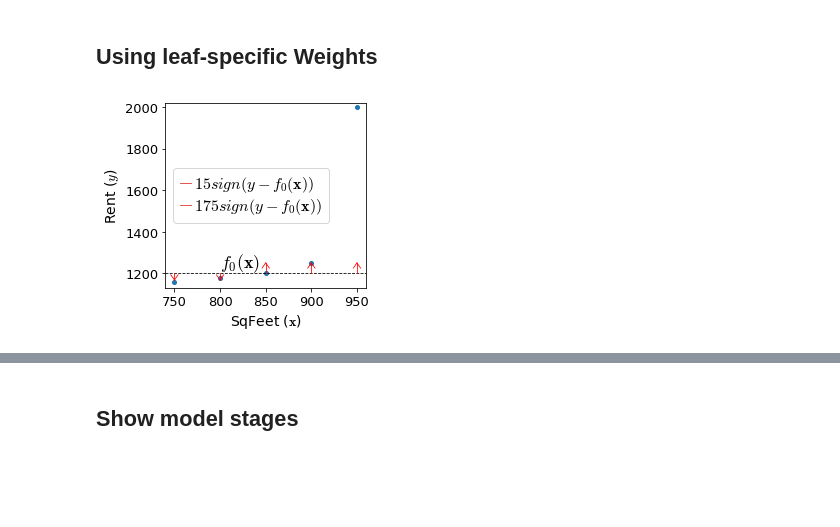
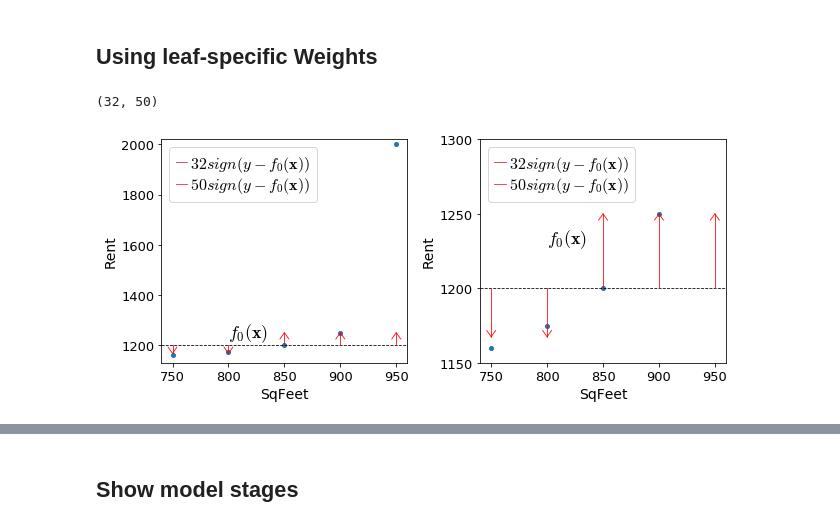
Before and after one commit to parrt/ml-articles, a Jupyter notebook: gradient-boosting/notebooks/dev-mae.ipynb, the cells around one changed output, grey strips where cells are left out. Cells and saved outputs as stored; diff of their text form; code cells hidden in the pictures; blank space fills up the shorter version.

```diff
--- a/gradient-boosting/notebooks/dev-mae.ipynb
+++ b/gradient-boosting/notebooks/dev-mae.ipynb
@@ -133,48 +134,49 @@ plt.show()
 [figure]
 # %% [markdown]
 ## Using leaf-specific Weights
+# %%
+# get left/right median to use as weights
+t1 = gbm.stumps[0]
+w1 = int(np.abs(t1.predict(t1.split-1)))
+w2 = int(np.abs(t1.predict(t1.split+1)))
+w1,w2
+# %% [output]
+(32, 50)
 # %%
 f0 = df.rent.median()
-fig, axes = plt.subplots(nrows=1, ncols=1, figsize=(4, 3.5), sharey=True)
+fig, axes = plt.subplots(nrows=1, ncols=2, figsize=(9, 4), sharey=False)
 
-ax = axes
-line1, = ax.plot(df.sqfeet,df.rent,'o', linewidth=.8, markersize=4, label="$y$")
-# fake a line to get smaller red dot
-line2, = ax.plot([0,0],[0,0], c=bookcolors['red'], markersize=4, label=r"$15sign(y-f_0({\bf x}))$", linewidth=.8)
-line3, = ax.plot([0,0],[0,0], c=bookcolors['red'], markersize=4, label=r"$175sign(y-f_0({\bf x}))$", linewidth=.8)
-ax.plot([df.sqfeet.min()-10,df.sqfeet.max()+10], [f0,f0],
-         linewidth=.8, linestyle='--', c='k')
-ax.set_xlim(df.sqfeet.min()-10,df.sqfeet.max()+10)
-ax.set_ylim(df.rent.min()-30, df.rent.max()+20)
-ax.text(800, f0+30, r"$f_0({\bf x})$", fontsize=18)
+def draw_weights(ax,scale=0.03):
+    line1, = ax.plot(df.sqfeet,df.rent,'o', linewidth=.8, markersize=4, label="$y$")
+    # fake a line to get smaller red dot
+    line2, = ax.plot([0,0],[0,0], c=bookcolors['red'], markersize=4, label=r"$"+str(w1)+r"sign(y-f_0({\bf x}))$", linewidth=.8)
+    line3, = ax.plot([0,0],[0,0], c=bookcolors['red'], markersize=4, label=r"$"+str(w2)+r"sign(y-f_0({\bf x}))$", linewidth=.8)
+    ax.plot([df.sqfeet.min()-10,df.sqfeet.max()+10], [f0,f0],
+             linewidth=.8, linestyle='--', c='k')
+    ax.set_xlim(df.sqfeet.min()-10,df.sqfeet.max()+10)
+    ax.text(800, f0+30, r"$f_0({\bf x})$", fontsize=18)
 
-ax.set_ylabel(r"Rent ($y$)", fontsize=14)
-ax.set_xlabel(r"SqFeet (${\bf x}$)", fontsize=14)
+    ax.set_ylabel(r"Rent", fontsize=14)
+    ax.set_xlabel(r"SqFeet", fontsize=14)
 
-def draw_stage_residual(ax, df, stage):
-    for x,d0,delta in zip(df.sqfeet,df[f'F{stage-1}'],df[f'F{stage}']):
-        draw_vector(ax, x, d0, 0, delta-d0, df.rent.max()-df.rent.min())
+    draw_stage_residual(ax, df, 1, scale=scale)
 
-draw_stage_residual(ax, df, 1)
-# # draw arrows
-# for x,y,yhat in zip(df.sqfeet,df.rent,df.F0):
-#     if x<splits[1]:
-#         draw_vector(ax, x, yhat, 0, np.sign(y-yhat)*15, df.rent.max()-df.rent.min())
+    ax.legend(handles=[line2,line3], fontsize=16,
+              loc='upper left',
+              labelspacing=.1,
+              handletextpad=.2,
+              handlelength=.7,
+              frameon=True)
 
-# for x,y,yhat in zip(df.sqfeet,df.rent,df.F0):
-#     if x>=splits[1]:
-#         draw_vector(ax, x, yhat, 0, np.sign(y-yhat)*175, df.rent.max()-df.rent.min(),
-#                    c=bookcolors['orange'])
+draw_weights(axes[0])
+draw_weights(axes[1], 0.005)
 
-ax.legend(handles=[line2,line3], fontsize=16,
-          loc='center left',
-          labelspacing=.1,
-          handletextpad=.2,
-          handlelength=.7,
-          frameon=True)
+axes[0].set_ylim(df.rent.min()-30, df.rent.max()+20)
+axes[1].set_ylim(df.rent.min()-10, 1300)
+axes[1].set_yticks([1150,1200,1250,1300])
 
 plt.tight_layout()
 plt.savefig('/tmp/s.svg')
 plt.show()
 # %% [output]
-[figure, old version]
+[figure, new version]
```
Also changed, not shown: parts of 10 cells of this notebook, 3 other files.
